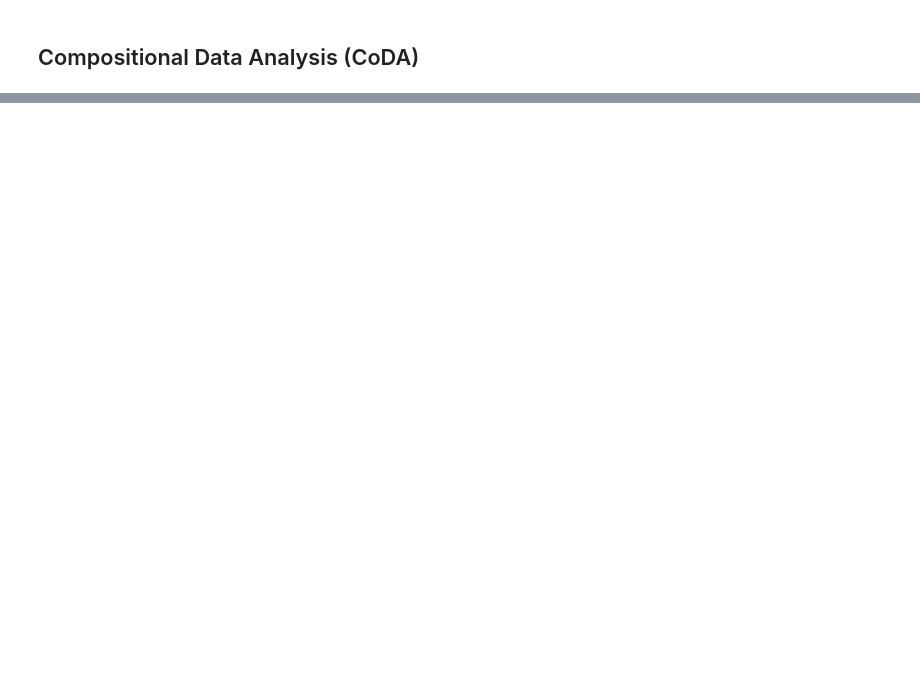
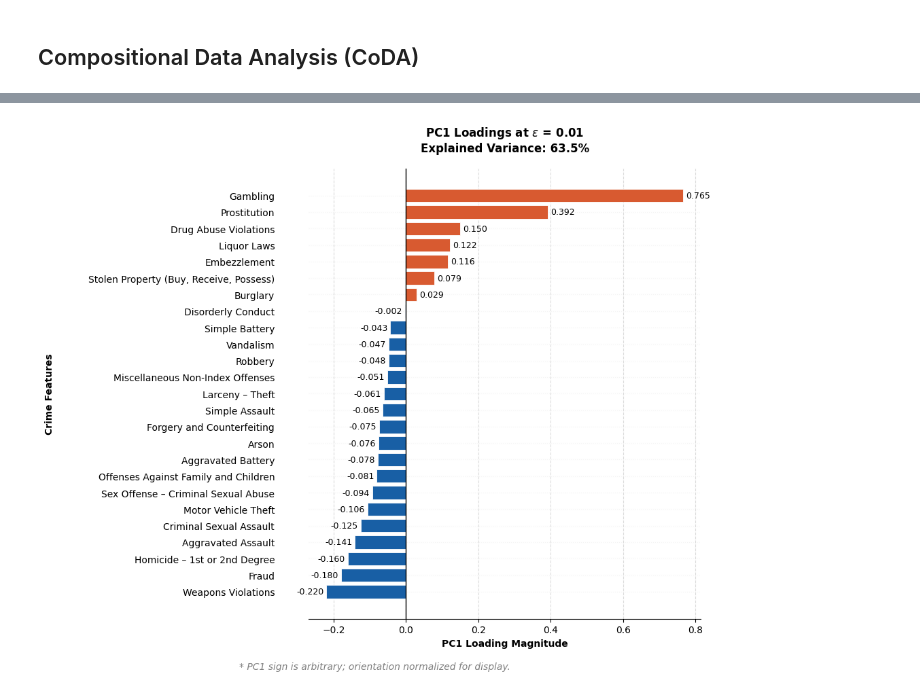
Before and after one commit to SirErikPak/ChicagoCrime, a Jupyter notebook: Notebook/ChicagoCrimeDetection.ipynb, the cells around one changed output, grey strips where cells are left out. Drawn from its saved outputs; the diff is of its cells as text; code cells hidden in the pictures; blank space fills up the shorter version.

```diff
--- a/Notebook/ChicagoCrimeDetection.ipynb
+++ b/Notebook/ChicagoCrimeDetection.ipynb
@@ -478,0 +374,4 @@ By choosing **0.02**, you’ve effectively silenced the "screaming" (the artifac
+# %%
+_ = aplot.plot_pc1_loadings(sweep_results["clr_dict"], chosen_eps=0.01)
+# %% [output]
+[figure, added]
```
Also changed, not shown: parts of 31 cells of this notebook, 8 other files.
